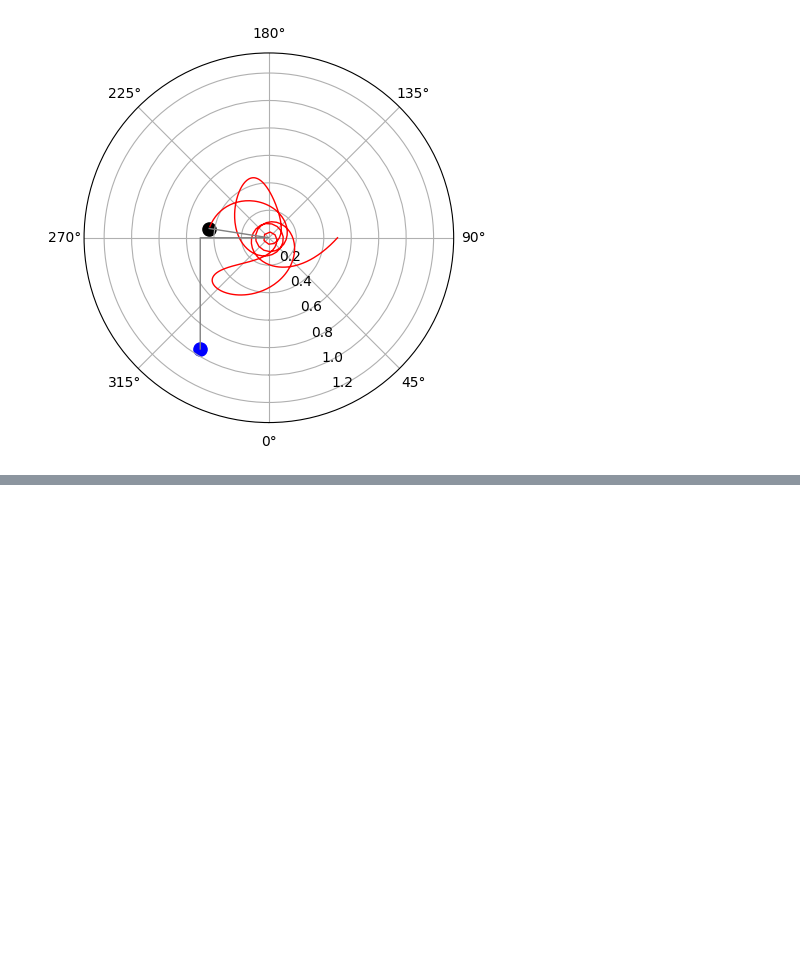
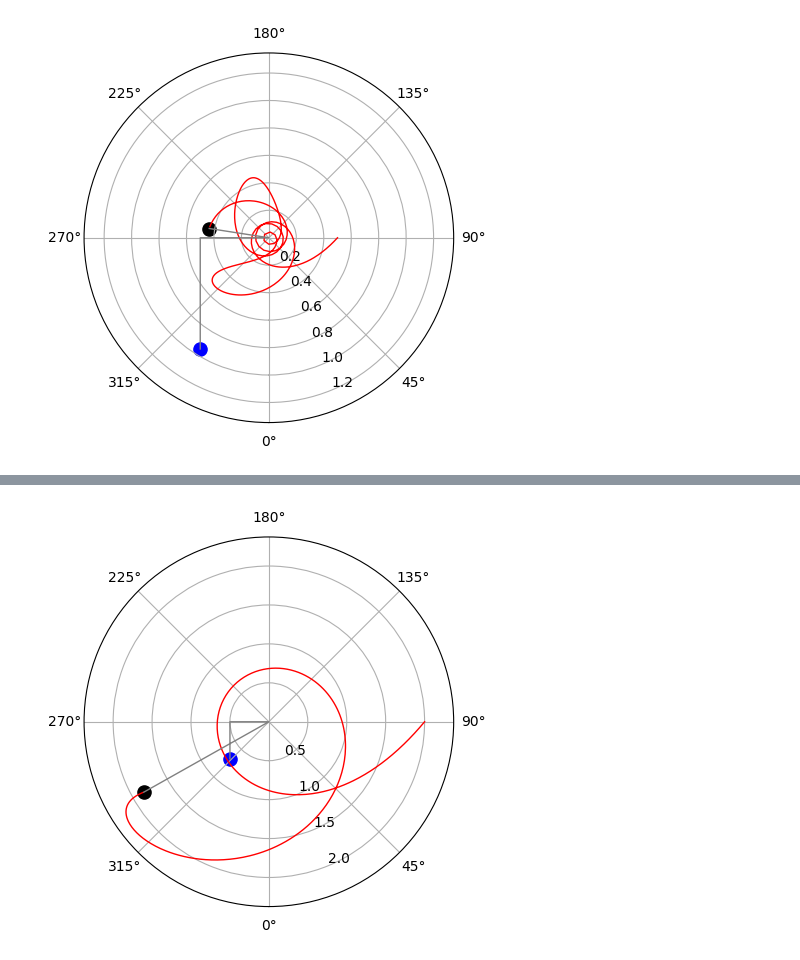
Before and after one commit to pgot/swingingatwood, a Jupyter notebook: main.ipynb, the cells around one changed output, grey strips where cells are left out. Saved outputs shown, nothing was run; the diff lists cells and outputs as text; code cells hidden in the pictures; blank space fills up the shorter version.

```diff
--- a/main.ipynb
+++ b/main.ipynb
@@ -169,0 +179,4 @@ anim(mu=10.3, state=np.array([0.5, 0, np.pi/2, 0]), t=2, interval=30)
+# %%
+anim(mu=5, state=np.array([2, 0, np.pi/2, 0]), t=2, interval=30)
+# %% [output]
+[figure, added]
```
Also changed, not shown: parts of 2 cells of this notebook, 3 other files.
